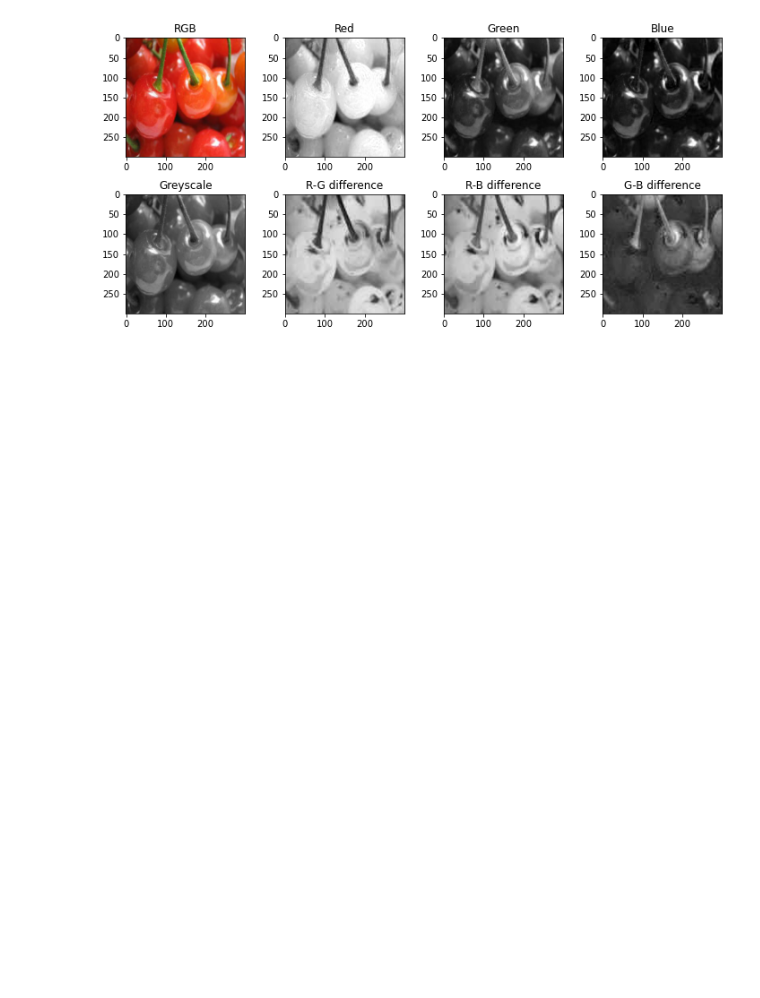
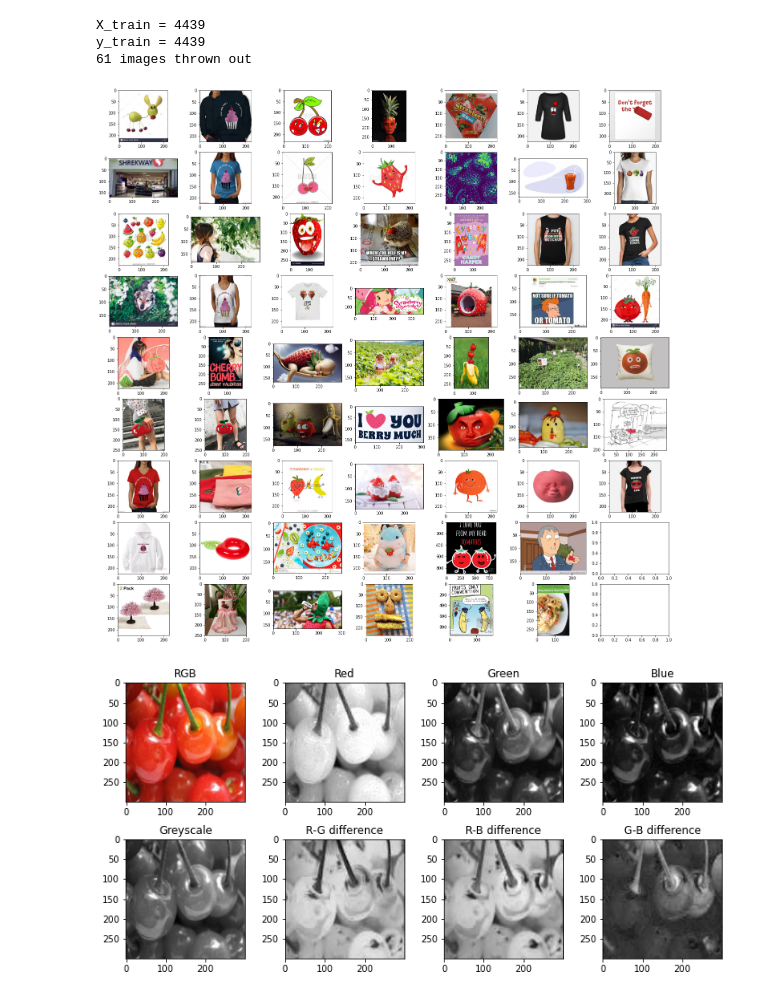
Before and after one commit to johnielb/FruitNet, a Jupyter notebook: eda.ipynb, the cells around one changed output. Drawn from its saved outputs; the diff is of its cells as text; code cells hidden in the pictures; blank space fills up the shorter version.

Commit message:
Show thrown away images

```diff
--- a/eda.ipynb
+++ b/eda.ipynb
@@ -15,7 +15,7 @@ from torchvision.transforms import ToTensor
 base_dir = "traindata"
 train_list = []
 y_train = []
-throwout_count = 0
+throwaway = []
 for class_type in sorted(os.listdir(base_dir)):
     if class_type == ".DS_Store": continue
     subdir = os.path.join(base_dir, class_type)
@@ -28,13 +28,10 @@ for class_type in sorted(os.listdir(base_dir)):
             y_train.append(class_type)
         else:
             print(filepath, "is not size 300x300, image is:", image.size())
-            throwout_count += 1
+            throwaway.append(image)
 
 X_train = torch.Tensor((len(train_list), 3, 300, 300))
 torch.cat(train_list, out=X_train)
-print(X_train.size())
-print(len(y_train))
-print(throwout_count, "images thrown out")
 # %% [output]
 traindata/cherry/cherry_0113.jpg is not size 300x300, image is: torch.Size([1, 3, 230, 219])
 traindata/cherry/cherry_0226.jpg is not size 300x300, image is: torch.Size([1, 3, 169, 299])
@@ -62,3 +70,24 @@ tensor(-0.6392)
+# %%
+print("X_train =", X_train.size()[0])
+print("y_train =", len(y_train))
+print(len(throwaway), "images thrown out")
+# %% [output]
+X_train = 4439
+y_train = 4439
+61 images thrown out
+# %%
+from matplotlib import pyplot as plt
+
+def show_image(img, ax=plt, title=""):
+    npimg = img.numpy()
+    ax.imshow(np.transpose(npimg, (1, 2, 0)))
+    ax.set_title(title)
+
+fig, ax = plt.subplots(9,7, figsize=(25,25))
+for i, image in enumerate(throwaway):
+    show_image(image[0], ax=ax[i%9, i//9])
+# %% [output]
+[figure, added]
 # %%
 from torchvision.transforms import Normalize
 import numpy as np
```
Also changed, not shown: parts of 3 cells of this notebook.
